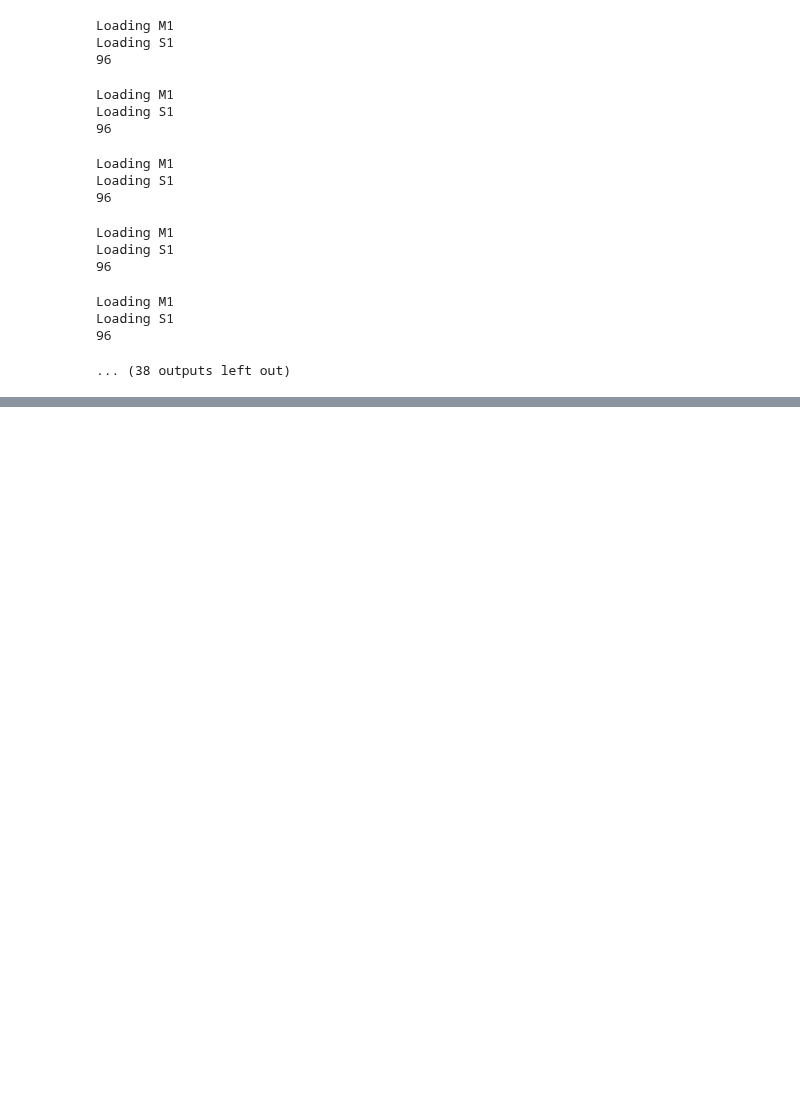
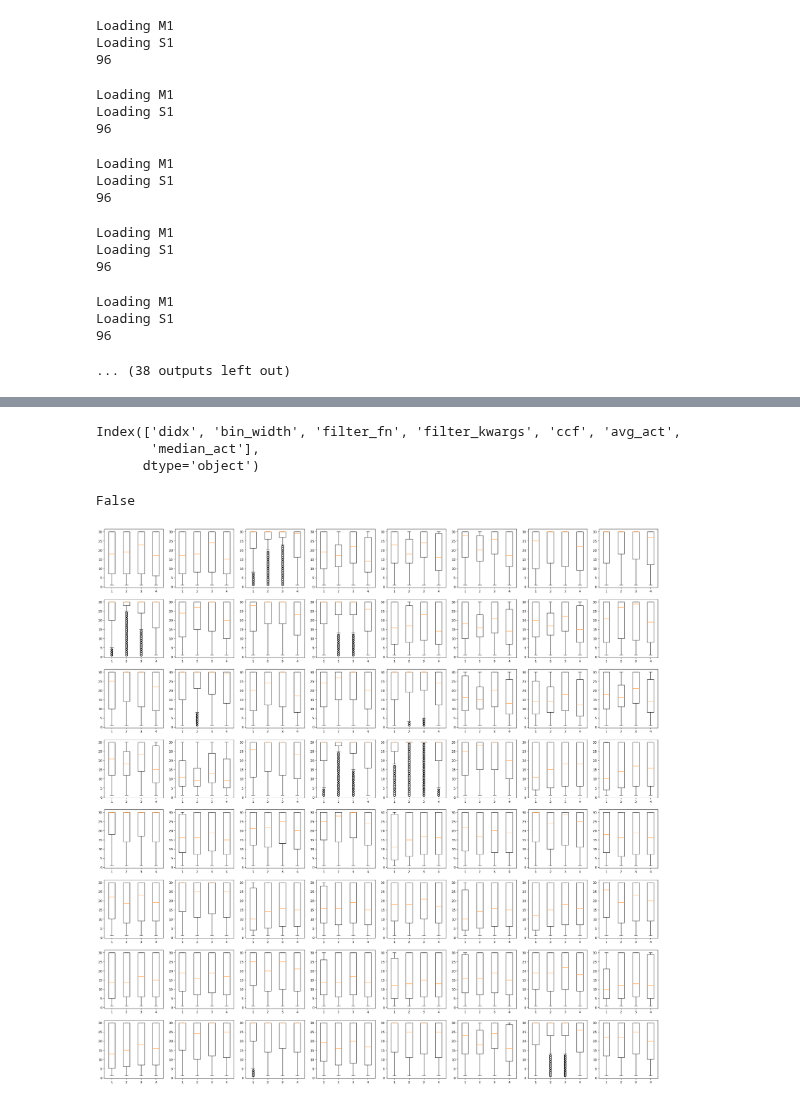
Before and after one commit to BouchardLab/FCCA_analysis, a Jupyter notebook: notebooks/data_exploration/timescales.ipynb, the cells around one changed output, grey strips where cells are left out. Cells and saved outputs as stored; diff of their text form; code cells hidden in the pictures; blank space fills up the shorter version.

```diff
--- a/notebooks/data_exploration/timescales.ipynb
+++ b/notebooks/data_exploration/timescales.ipynb
@@ -352,0 +698,10 @@ for fl in tqdm(fls):
+# %%
+ccf_df.keys()
+# %% [output]
+Index(['didx', 'bin_width', 'filter_fn', 'filter_kwargs', 'ccf', 'avg_act',
+       'median_act'],
+      dtype='object')
+# %%
+np.allclose(ccf_df.iloc[0]['ccf'][1].T, ccf_df.iloc[0]['ccf'][1])
+# %% [output]
+False
@@ -352,0 +777,10 @@ for fl in tqdm(fls):
+# %%
+# 8 x 8 boxplots
+fig, ax = plt.subplots(8, 8, figsize=(32, 32))
+
+for i in range(len(rl)):
+    a = ax[np.unravel_index(i, (8, 8))]
+    r = rl[i]
+    a.boxplot([r['cctM1'], r['cctS1'], r['cctM1S1'], r['cctS1M1']])
+# %% [output]
+[figure, added]
```
Also changed, not shown: parts of 81 cells of this notebook, 8 other files.
